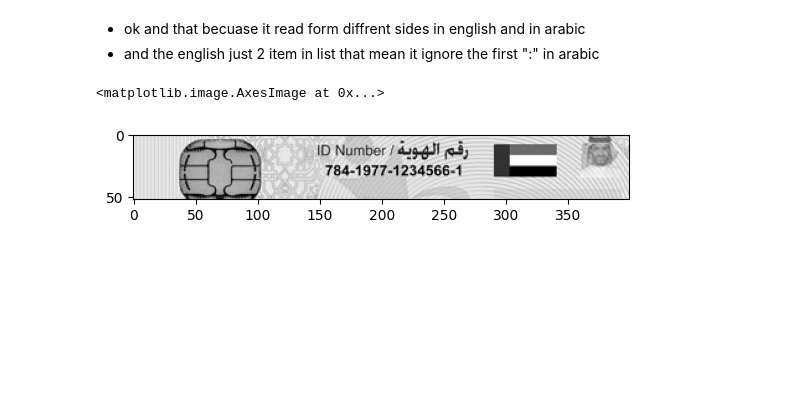
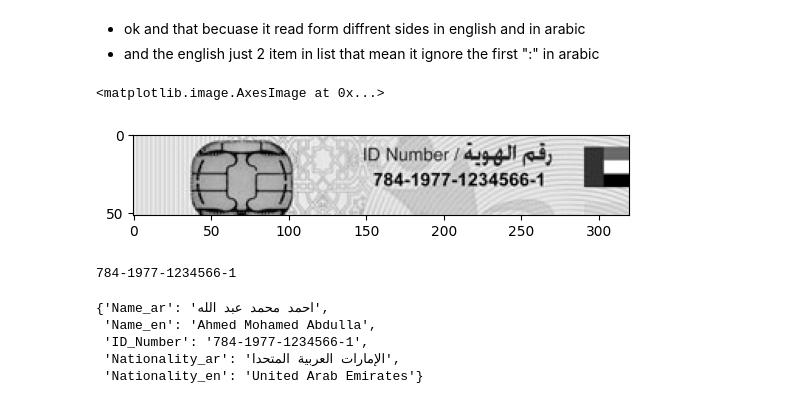
Before and after one commit to ABDULLAHHG/National-ID-Card-Recognition, a Jupyter notebook: National-ID-Card-Recognition.ipynb, the cells around one changed output. Cells and saved outputs as stored; diff of their text form; code cells hidden in the pictures; blank space fills up the shorter version.

Commit message:
Create a function that extruct data from img

```diff
--- a/National-ID-Card-Recognition.ipynb
+++ b/National-ID-Card-Recognition.ipynb
@@ -197,7 +198,11 @@ print(pytesseract.image_to_string(gray[int(gray.shape[0] * 0.5):int(gray.shape[0
 * ok and that becuase it read form diffrent sides in english and in arabic
 * and the english just 2 item in list that mean it ignore the first ":" in arabic
 # %%
-plt.imshow(gray[int(gray.shape[0] * 0.3):int(gray.shape[0] * 0.5) , :] , cmap = "gray")
+plt.imshow(gray[int(gray.shape[0] * 0.3):int(gray.shape[0] * 0.5) , :int(gray.shape[1] * 0.8)] , cmap = "gray")
 # %% [output]
 <matplotlib.image.AxesImage at 0x...>
-[figure, old version]
+[figure, new version]
+# %%
+print(pytesseract.image_to_string(gray[int(gray.shape[0] * 0.3):int(gray.shape[0] * 0.5) , :int(gray.shape[1] * 0.8)] , lang = "ara").split("\n")[1])
+# %% [output]
+784-1977-1234566-1
@@ -203,0 +229,8 @@ plt.imshow(gray[int(gray.shape[0] * 0.3):int(gray.shape[0] * 0.5) , :] , cmap =
+# %%
+ExtructDataFromNationalityIDCard()
+# %% [output]
+{'Name_ar': 'احمد محمد عبد الله',
+ 'Name_en': 'Ahmed Mohamed Abdulla',
+ 'ID_Number': '784-1977-1234566-1',
+ 'Nationality_ar': 'الإمارات العربية المتحدا',
+ 'Nationality_en': 'United Arab Emirates'}
```
Also changed, not shown: parts of 3 cells of this notebook.
